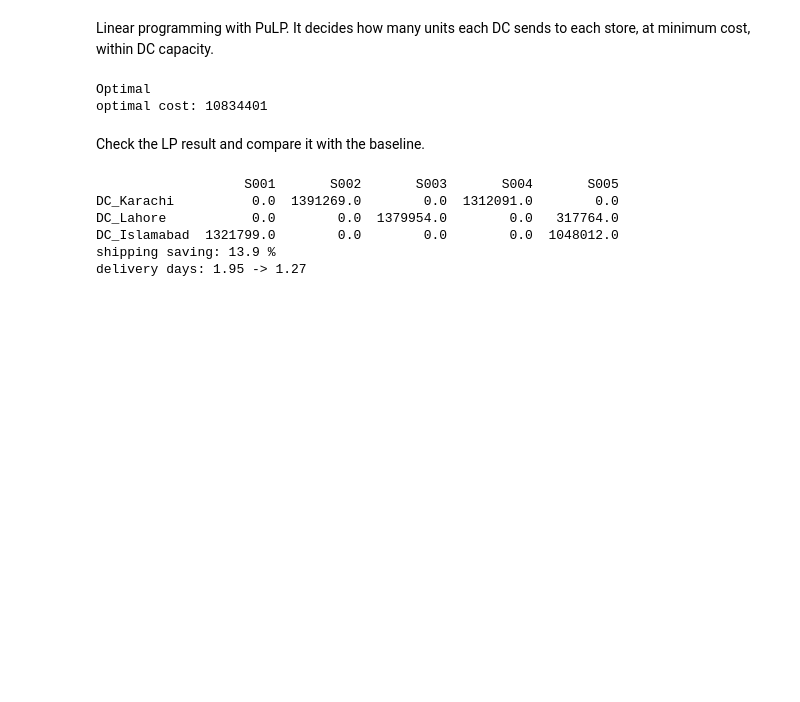
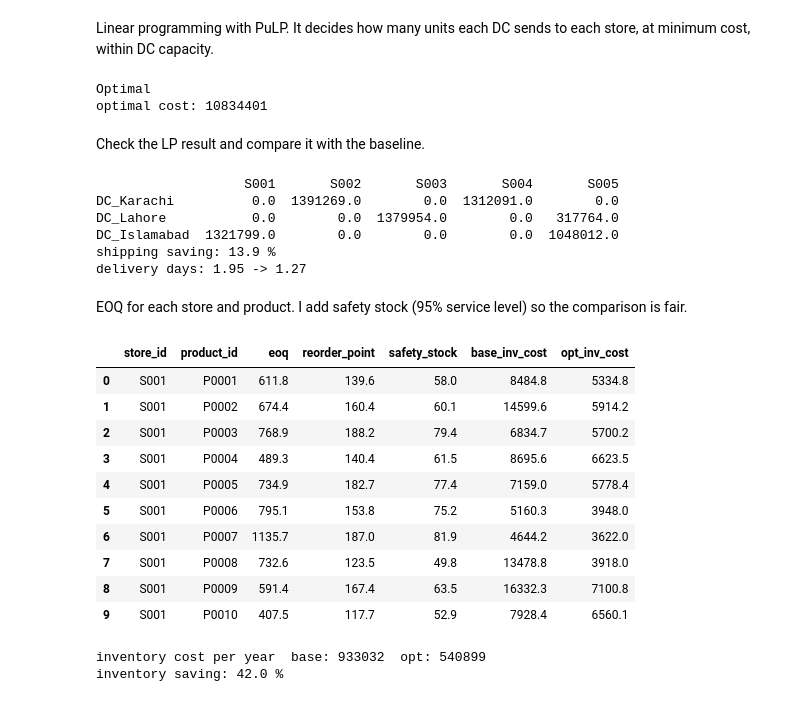
Before and after one commit to urham-m/supply-chain-optimization, a Jupyter notebook: supply_chain_optimization.ipynb, the cells around one changed output. Saved outputs shown, nothing was run; the diff lists cells and outputs as text; code cells hidden in the pictures; blank space fills up the shorter version.

Commit message:
feat: eoq inventory optimization

```diff
--- a/supply_chain_optimization.ipynb
+++ b/supply_chain_optimization.ipynb
@@ -261,3 +261,70 @@ DC_Lahore           0.0        0.0  1379954.0        0.0   317764.0
 DC_Islamabad  1321799.0        0.0        0.0        0.0  1048012.0
 shipping saving: 13.9 %
 delivery days: 1.95 -> 1.27
+# %% [markdown]
+EOQ for each store and product. I add safety stock (95% service level) so the comparison is fair.
+# %%
+ORDER_COST = 50     # usd per order
+HOLD_RATE=0.20      # of unit cost per year
+Z = 1.65            # 95% service level
+
+n_days = (df['date'].max() - df['date'].min()).days + 1
+years = n_days/365
+
+
+def eoq_table(data, order_cost, hold_rate):
+    g = data.groupby(['store_id','product_id']).agg(
+        total_sold=('units_sold','sum'),
+        daily_mean=('units_sold','mean'),
+        daily_sd=('units_sold','std'),
+        avg_inv=('inventory_level','mean'),
+        n_orders=('units_ordered', lambda v: (v>0).sum()),
+        unit_cost=('unit_cost','mean')).reset_index()
+
+    g['lead_time'] = g['store_id'].map(opt_days)
+    g['annual_demand'] = g['total_sold']/years
+    g['hold_per_unit'] = g['unit_cost']*hold_rate
+
+    # what we pay now
+    g['base_order_cost'] = g['n_orders']/years*order_cost
+    g['base_hold_cost'] = g['avg_inv']*g['hold_per_unit']
+
+    # eoq
+    g['eoq'] = np.sqrt(2*g['annual_demand']*order_cost/g['hold_per_unit'])
+    g['orders_per_year'] = g['annual_demand']/g['eoq']
+    g['safety_stock'] = Z*g['daily_sd']*np.sqrt(g['lead_time'])
+    g['reorder_point'] = g['daily_mean']*g['lead_time'] + g['safety_stock']
+
+    g['opt_order_cost'] = g['orders_per_year']*order_cost
+    g['opt_hold_cost'] = (g['eoq']/2 + g['safety_stock'])*g['hold_per_unit']
+    g['base_inv_cost'] = g['base_order_cost'] + g['base_hold_cost']
+    g['opt_inv_cost']=g['opt_order_cost'] + g['opt_hold_cost']
+    return g
+
+
+eoq = eoq_table(df, ORDER_COST, HOLD_RATE)
+eoq[['store_id','product_id','eoq','reorder_point','safety_stock','base_inv_cost','opt_inv_cost']].head(10).round(1)
+# %% [output]
+|  | store_id | product_id | eoq | reorder_point | safety_stock | base_inv_cost | opt_inv_cost |
+| 0 | S001 | P0001 | 611.8 | 139.6 | 58.0 | 8484.8 | 5334.8 |
+| 1 | S001 | P0002 | 674.4 | 160.4 | 60.1 | 14599.6 | 5914.2 |
+| 2 | S001 | P0003 | 768.9 | 188.2 | 79.4 | 6834.7 | 5700.2 |
+| 3 | S001 | P0004 | 489.3 | 140.4 | 61.5 | 8695.6 | 6623.5 |
+| 4 | S001 | P0005 | 734.9 | 182.7 | 77.4 | 7159.0 | 5778.4 |
+| 5 | S001 | P0006 | 795.1 | 153.8 | 75.2 | 5160.3 | 3948.0 |
+| 6 | S001 | P0007 | 1135.7 | 187.0 | 81.9 | 4644.2 | 3622.0 |
+| 7 | S001 | P0008 | 732.6 | 123.5 | 49.8 | 13478.8 | 3918.0 |
+| 8 | S001 | P0009 | 591.4 | 167.4 | 63.5 | 16332.3 | 7100.8 |
+| 9 | S001 | P0010 | 407.5 | 117.7 | 52.9 | 7928.4 | 6560.1 |
+# %%
+inv_saving = 1 - eoq['opt_inv_cost'].sum()/eoq['base_inv_cost'].sum()
+print('inventory cost per year  base:', round(eoq['base_inv_cost'].sum()), ' opt:', round(eoq['opt_inv_cost'].sum()))
+print('inventory saving:', round(inv_saving*100,1), '%')
+
+plot_df = eoq[['base_order_cost','opt_order_cost','base_hold_cost','opt_hold_cost']].sum().reset_index()
+plot_df.columns = ['type','cost']
+fig = px.bar(plot_df, x='type', y='cost', title='Ordering and holding cost, before vs after EOQ')
+fig.show()
+# %% [output]
+inventory cost per year  base: 933032  opt: 540899
+inventory saving: 42.0 %
```
